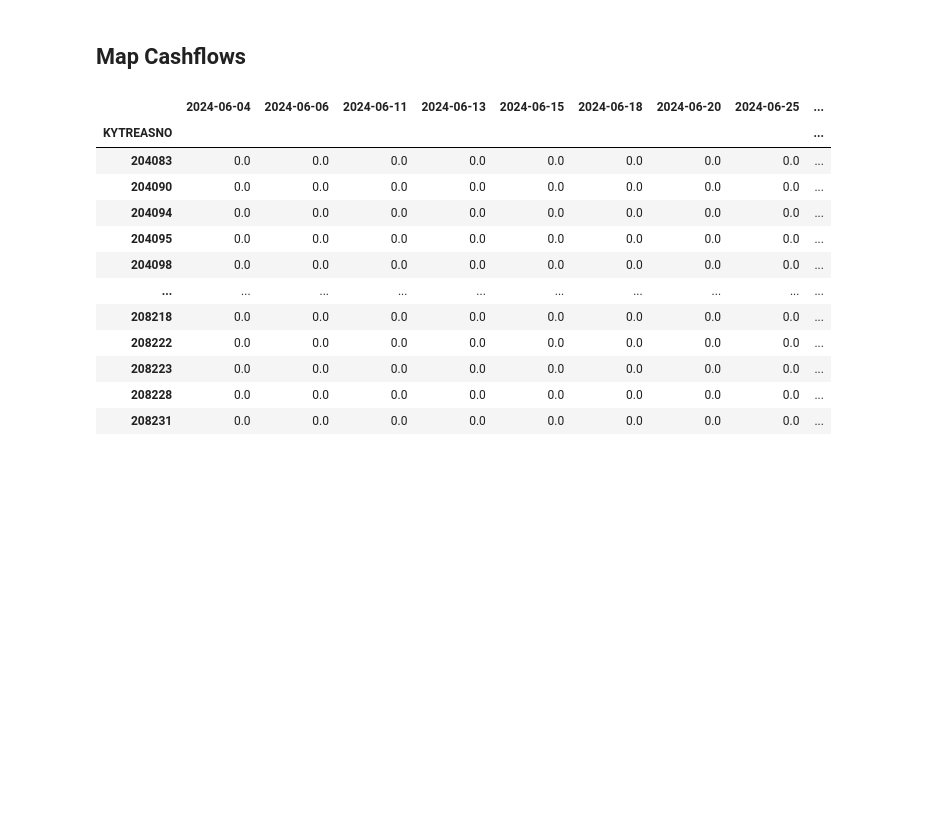
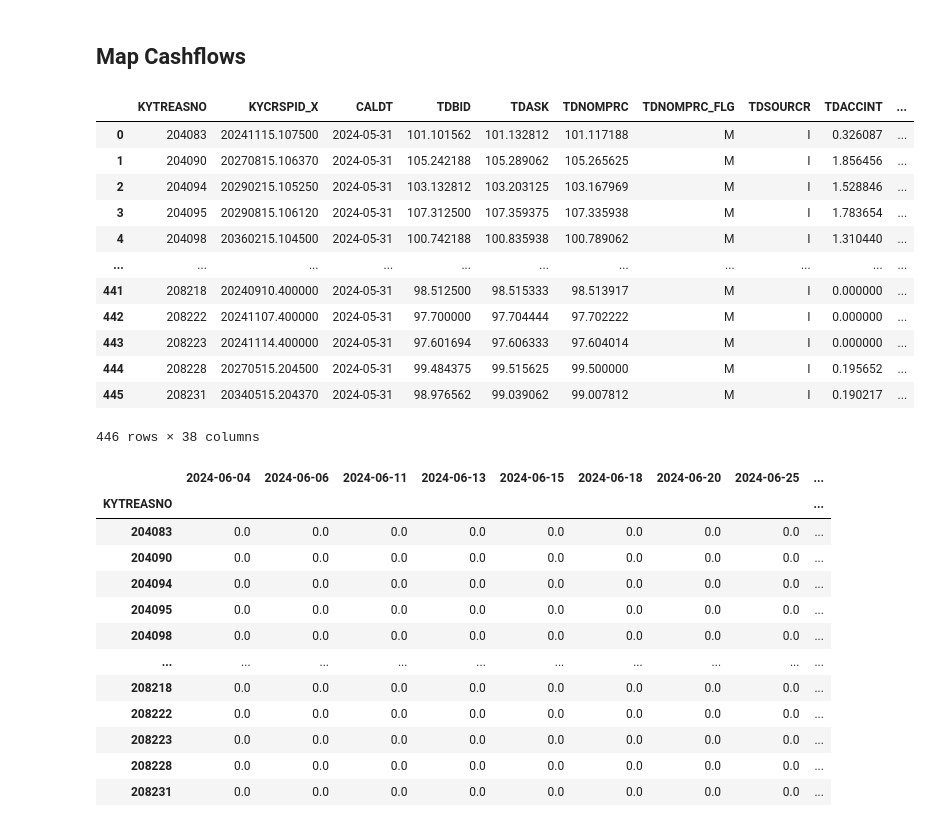
Before and after one commit to Scheffer888/finm-fixedincome-2025, a Jupyter notebook: discussions/W.1. Spot Curve and Discount Rates.ipynb, the cells around one changed output. Saved outputs shown, nothing was run; the diff lists cells and outputs as text; code cells hidden in the pictures; blank space fills up the shorter version.

```diff
--- a/discussions/W.1. Spot Curve and Discount Rates.ipynb
+++ b/discussions/W.1. Spot Curve and Discount Rates.ipynb
@@ -232,6 +232,22 @@ Filter dates to eliminate...
 * dates that are not benchmark treasury dates (liquidity)
 # %% [markdown]
 ## Map Cashflows
+# %%
+rawdata
+# %% [output]
+|  | KYTREASNO | KYCRSPID_X | CALDT | TDBID | TDASK | TDNOMPRC | TDNOMPRC_FLG | TDSOURCR | TDACCINT | ... |
+| 0 | 204083 | 20241115.107500 | 2024-05-31 | 101.101562 | 101.132812 | 101.117188 | M | I | 0.326087 | ... |
+| 1 | 204090 | 20270815.106370 | 2024-05-31 | 105.242188 | 105.289062 | 105.265625 | M | I | 1.856456 | ... |
+| 2 | 204094 | 20290215.105250 | 2024-05-31 | 103.132812 | 103.203125 | 103.167969 | M | I | 1.528846 | ... |
+| 3 | 204095 | 20290815.106120 | 2024-05-31 | 107.312500 | 107.359375 | 107.335938 | M | I | 1.783654 | ... |
+| 4 | 204098 | 20360215.104500 | 2024-05-31 | 100.742188 | 100.835938 | 100.789062 | M | I | 1.310440 | ... |
+| ... | ... | ... | ... | ... | ... | ... | ... | ... | ... | ... |
+| 441 | 208218 | 20240910.400000 | 2024-05-31 | 98.512500 | 98.515333 | 98.513917 | M | I | 0.000000 | ... |
+| 442 | 208222 | 20241107.400000 | 2024-05-31 | 97.700000 | 97.704444 | 97.702222 | M | I | 0.000000 | ... |
+| 443 | 208223 | 20241114.400000 | 2024-05-31 | 97.601694 | 97.606333 | 97.604014 | M | I | 0.000000 | ... |
+| 444 | 208228 | 20270515.204500 | 2024-05-31 | 99.484375 | 99.515625 | 99.500000 | M | I | 0.195652 | ... |
+| 445 | 208231 | 20340515.204370 | 2024-05-31 | 98.976562 | 99.039062 | 99.007812 | M | I | 0.190217 | ... |
+446 rows × 38 columns
 # %%
 rawdata.set_index('KYTREASNO',inplace=True)
 
```
Also changed, not shown: parts of 2 cells of this notebook, 6 other files.
